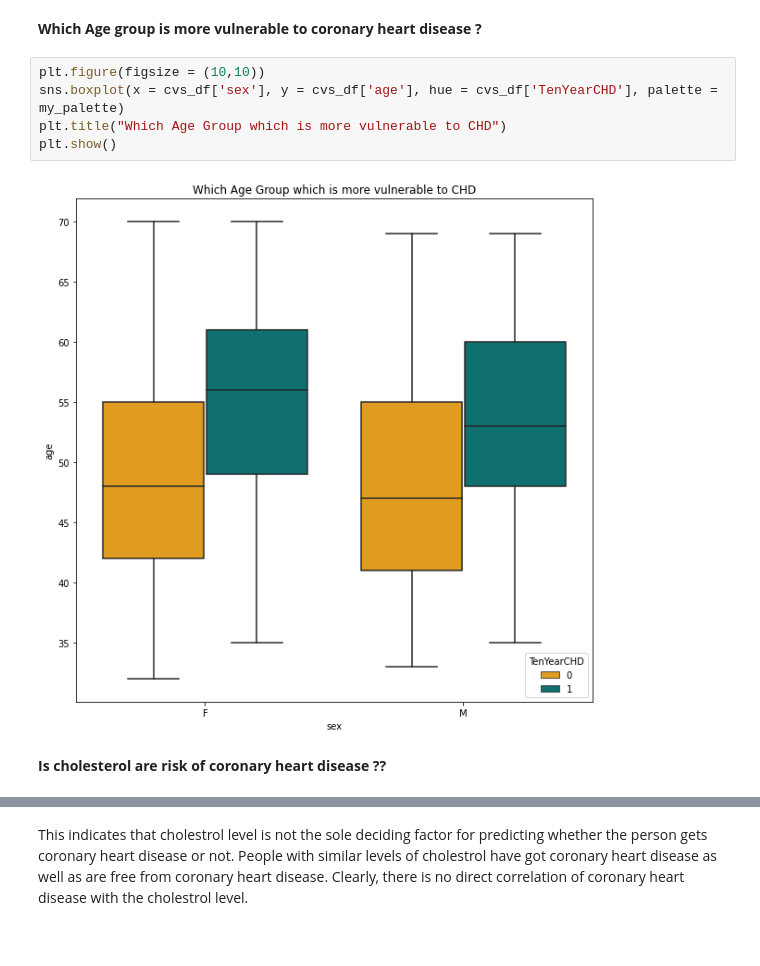
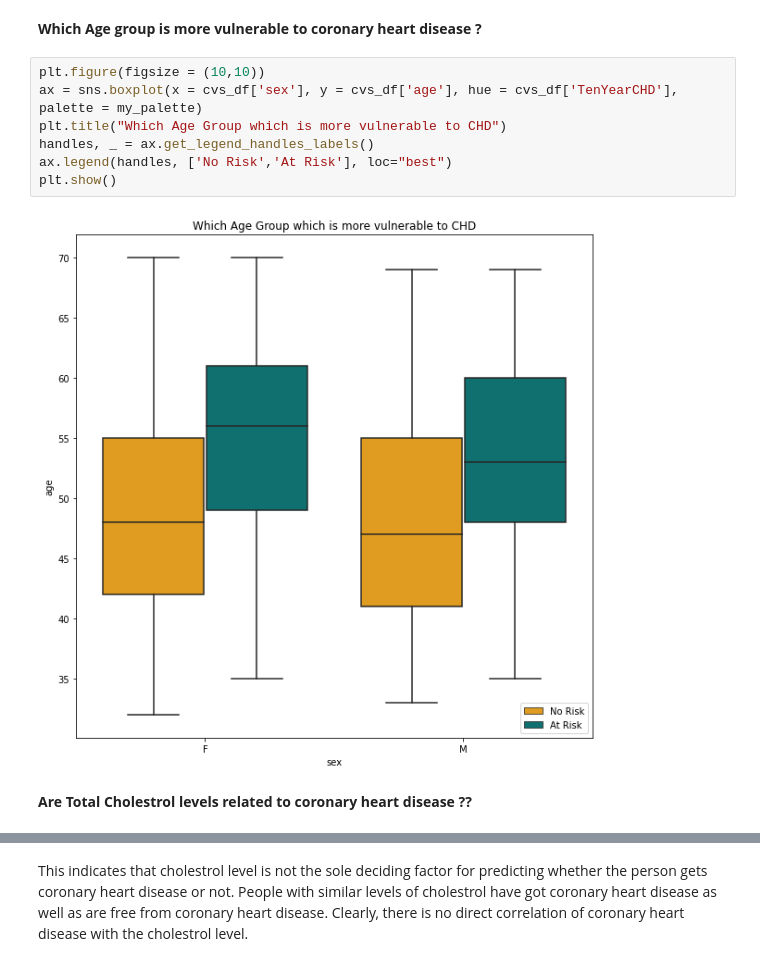
Before and after one commit to ameenattar92/Cardiovascular-Risk-Prediction, a Jupyter notebook: Pradip_Cardiovascular_Risk_Prediction.ipynb, the cells around one changed output, grey strips where cells are left out. Drawn from its saved outputs; the diff is of its cells as text.

```diff
--- a/Pradip_Cardiovascular_Risk_Prediction.ipynb
+++ b/Pradip_Cardiovascular_Risk_Prediction.ipynb
@@ -347,13 +357,15 @@ plt.show()
 **Which Age group is more vulnerable to coronary heart disease ?**
 # %%
 plt.figure(figsize = (10,10))
-sns.boxplot(x = cvs_df['sex'], y = cvs_df['age'], hue = cvs_df['TenYearCHD'], palette = my_palette)
+ax = sns.boxplot(x = cvs_df['sex'], y = cvs_df['age'], hue = cvs_df['TenYearCHD'], palette = my_palette)
 plt.title("Which Age Group which is more vulnerable to CHD")
+handles, _ = ax.get_legend_handles_labels()
+ax.legend(handles, ['No Risk','At Risk'], loc="best")
 plt.show()
 # %% [output]
-[figure, old version]
+[figure, new version]
-# %% [markdown]
-**Is cholesterol are risk of coronary heart disease ??**
+# %% [markdown]
+**Are Total Cholestrol levels related to coronary heart disease ??**
 # %%
 plt.figure(figsize = (10,10))
 sns.boxplot(cvs_df['TenYearCHD'], cvs_df['Total_Cholestrol'], palette = my_palette)
```
Also changed, not shown: parts of 94 cells of this notebook.
